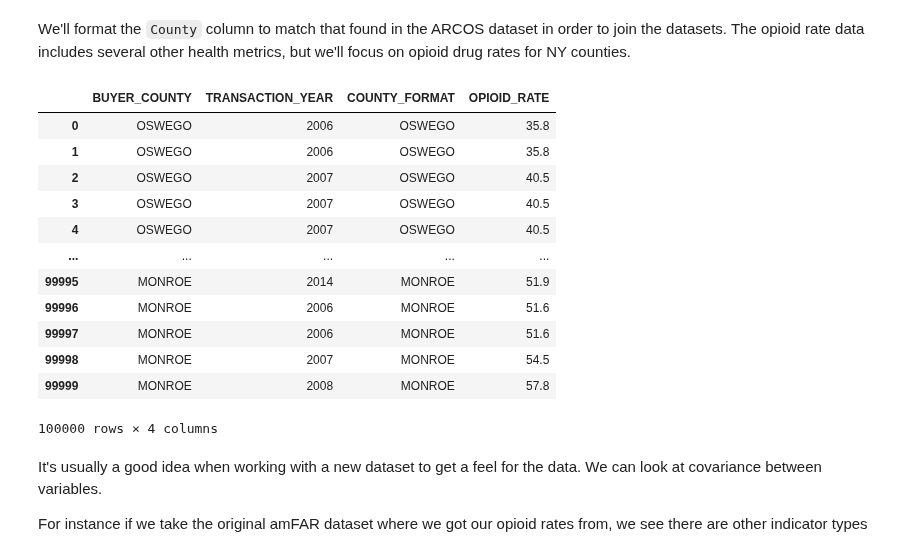
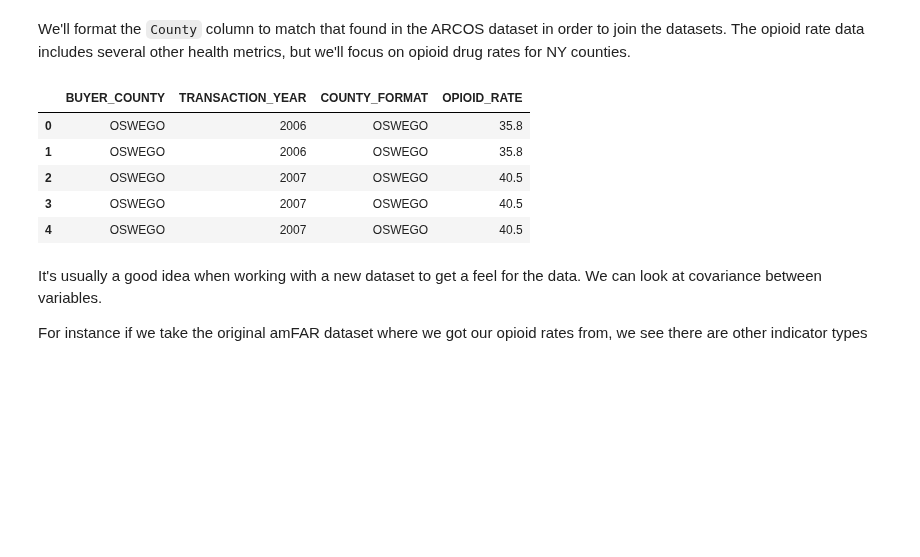
Before and after one commit to jessicambs/hacknights, a Jupyter notebook: opioid-analytics/01_opioid-distribution-prescription-patterns.ipynb, the cells around one changed output. Saved outputs shown, nothing was run; the diff lists cells and outputs as text; code cells hidden in the pictures; blank space fills up the shorter version.

```diff
--- a/opioid-analytics/01_opioid-distribution-prescription-patterns.ipynb
+++ b/opioid-analytics/01_opioid-distribution-prescription-patterns.ipynb
@@ -78,7 +82,9 @@ import pandas as pd
 # %%
 chunksize = 100000
-for chunk in (pd.read_csv('data/arcos-ny-statewide-itemized.csv', chunksize=chunksize)):
-    display(chunk)
+#for chunk in (pd.read_csv('data/arcos-ny-statewide-itemized.csv', chunksize=chunksize)):
+for chunk in (pd.read_csv('data/opioid_data/arcos-ny-statewide-itemized_sample.csv', chunksize=chunksize)):
+    print(chunk.shape)
+    display(chunk.head())
     print(chunk.columns)
     break
 # %% [output]
@@ -112,7 +113,8 @@ Index(['REPORTER_DEA_NO', 'REPORTER_BUS_ACT', 'REPORTER_NAME',
 
 The data dictionary can be found [here](https://opioid.amfar.org/download/?content=datadict)
 # %%
-opioid_rates = pd.read_csv('data/OpioidDB/countydata.csv')
+#opioid_rates = pd.read_csv('data/OpioidDB/countydata.csv')
+opioid_rates = pd.read_csv('data/opioid_data/amfAR-countydata.csv')
 opioid_rates.head()
 # %% [output]
 |  | STATEFP | COUNTYFP | YEAR | INDICATOR | VALUE | COUNTY | STATE | STATEABBREVIATION |
@@ -139,18 +141,11 @@ arcos = pd.merge(arcos, opioid_rates,
              right_on=['COUNTY_FORMAT', 'YEAR']) \
             .rename(columns={'VALUE': 'OPIOID_RATE'})
 # %%
-arcos[['BUYER_COUNTY', 'TRANSACTION_YEAR', 'COUNTY_FORMAT', 'OPIOID_RATE']]
+arcos[['BUYER_COUNTY', 'TRANSACTION_YEAR', 'COUNTY_FORMAT', 'OPIOID_RATE']].head()
 # %% [output]
 |  | BUYER_COUNTY | TRANSACTION_YEAR | COUNTY_FORMAT | OPIOID_RATE |
 | 0 | OSWEGO | 2006 | OSWEGO | 35.8 |
 | 1 | OSWEGO | 2006 | OSWEGO | 35.8 |
 | 2 | OSWEGO | 2007 | OSWEGO | 40.5 |
 | 3 | OSWEGO | 2007 | OSWEGO | 40.5 |
 | 4 | OSWEGO | 2007 | OSWEGO | 40.5 |
-| ... | ... | ... | ... | ... |
-| 99995 | MONROE | 2014 | MONROE | 51.9 |
-| 99996 | MONROE | 2006 | MONROE | 51.6 |
-| 99997 | MONROE | 2006 | MONROE | 51.6 |
-| 99998 | MONROE | 2007 | MONROE | 54.5 |
-| 99999 | MONROE | 2008 | MONROE | 57.8 |
-100000 rows × 4 columns
```
Also changed, not shown: parts of 23 cells of this notebook.
